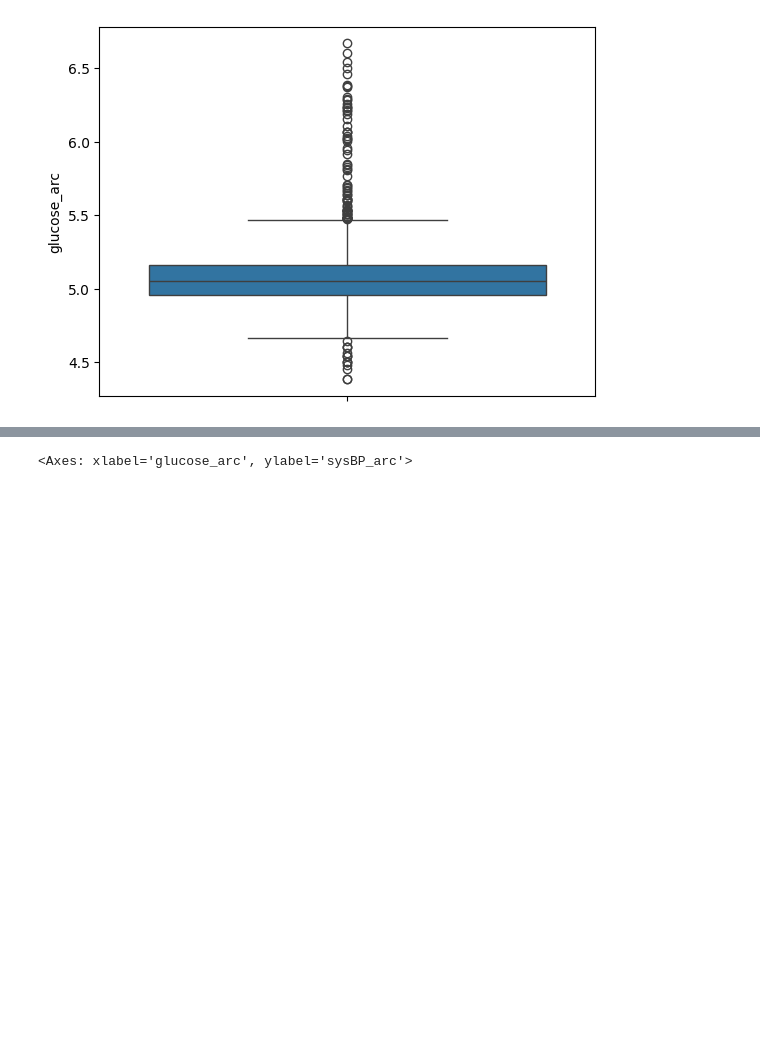
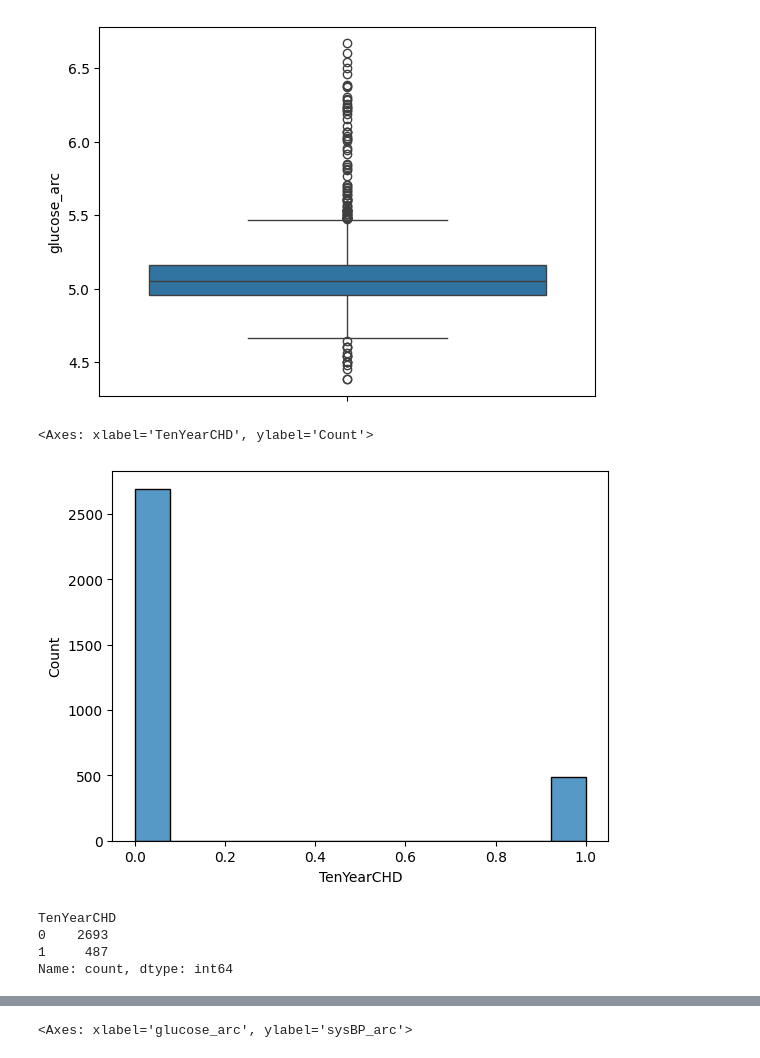
Before and after one commit to ashleyr05/project_chd, a Jupyter notebook: group8proj2.ipynb, the cells around one changed output, grey strips where cells are left out. Drawn from its saved outputs; the diff is of its cells as text; code cells hidden in the pictures; blank space fills up the shorter version.

Commit message:
cleaned/analyzed CHD, age, & hypertensive variables

```diff
--- a/group8proj2.ipynb
+++ b/group8proj2.ipynb
@@ -175,3 +175,22 @@ sns.boxplot(df_train["glucose_arc"])
 # %% [output]
 <Axes: ylabel='glucose_arc'>
 [figure]
+# %%
+# cleaning TenYearCHD
+var = df_train["TenYearCHD"]
+sns.histplot(var)
+
+# TenYearCHD also binary, either have risk of coronary heart disease in 10 years or not
+# %% [output]
+<Axes: xlabel='TenYearCHD', ylabel='Count'>
+[figure, added]
+# %%
+var.value_counts()
+
+# less people have the risk to get coronary heart disease in 10 years than have the risk
+# this variable is already pretty clean so no need to do any cleaning
+# %% [output]
+TenYearCHD
+0    2693
+1     487
+Name: count, dtype: int64
```
Also changed, not shown: parts of 8 cells of this notebook.
